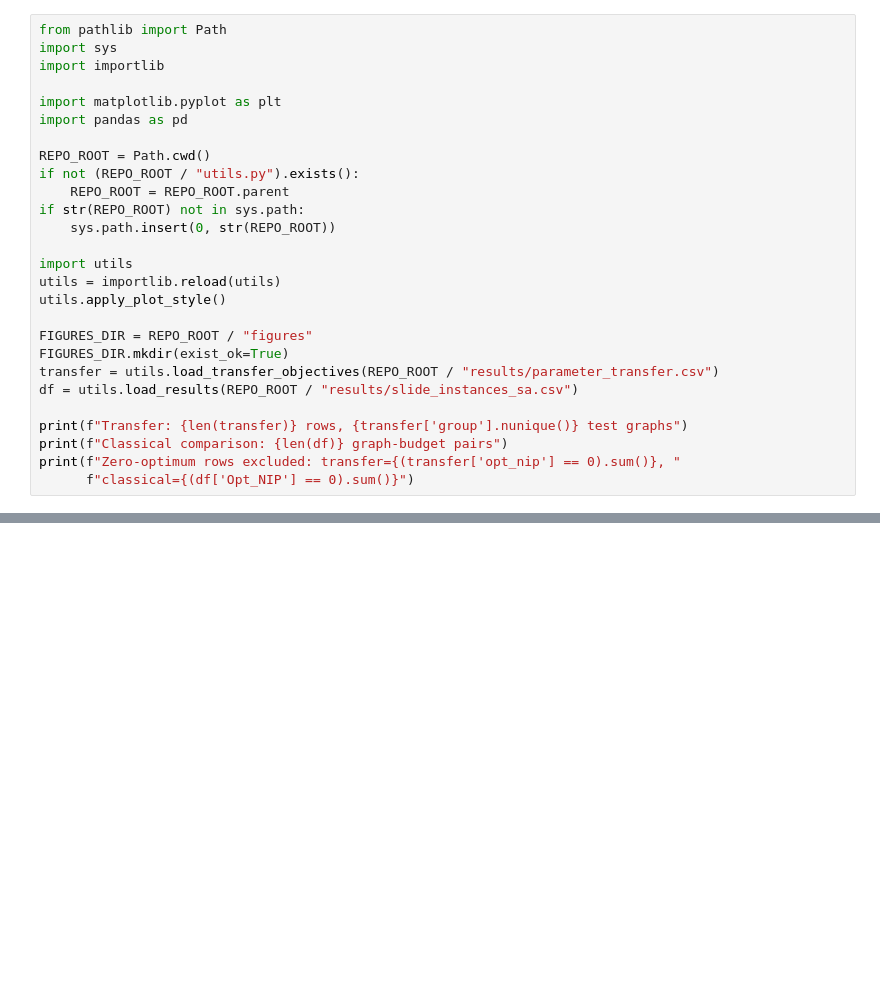
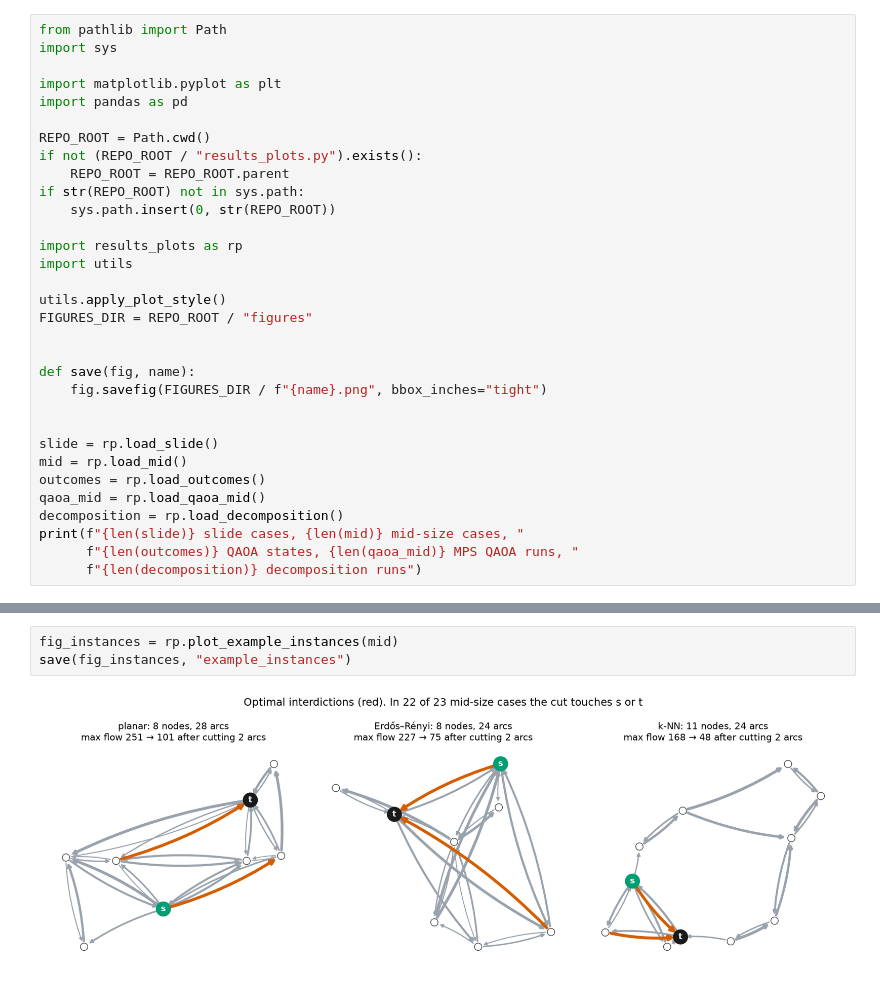
Before and after one commit to SECQUOIA/Network-Interdiction, a Jupyter notebook: notebooks/analysis.ipynb, the cells around one changed output, grey strips where cells are left out. Drawn from its saved outputs; the diff is of its cells as text; blank space fills up the shorter version.

```diff
--- a/notebooks/analysis.ipynb
+++ b/notebooks/analysis.ipynb
@@ -25,28 +28,33 @@ performance distribution, and one recorded incumbent trajectory.
 # %%
 from pathlib import Path
 import sys
-import importlib
 
 import matplotlib.pyplot as plt
 import pandas as pd
 
 REPO_ROOT = Path.cwd()
-if not (REPO_ROOT / "utils.py").exists():
+if not (REPO_ROOT / "results_plots.py").exists():
     REPO_ROOT = REPO_ROOT.parent
 if str(REPO_ROOT) not in sys.path:
     sys.path.insert(0, str(REPO_ROOT))
 
+import results_plots as rp
 import utils
-utils = importlib.reload(utils)
+
 utils.apply_plot_style()
+FIGURES_DIR = REPO_ROOT / "figures"
 
-FIGURES_DIR = REPO_ROOT / "figures"
-FIGURES_DIR.mkdir(exist_ok=True)
-transfer = utils.load_transfer_objectives(REPO_ROOT / "results/parameter_transfer.csv")
-df = utils.load_results(REPO_ROOT / "results/slide_instances_sa.csv")
 
-print(f"Transfer: {len(transfer)} rows, {transfer['group'].nunique()} test graphs")
-print(f"Classical comparison: {len(df)} graph-budget pairs")
-print(f"Zero-optimum rows excluded: transfer={(transfer['opt_nip'] == 0).sum()}, "
-      f"classical={(df['Opt_NIP'] == 0).sum()}")
+def save(fig, name):
+    fig.savefig(FIGURES_DIR / f"{name}.png", bbox_inches="tight")
+
+
+slide = rp.load_slide()
+mid = rp.load_mid()
+outcomes = rp.load_outcomes()
+qaoa_mid = rp.load_qaoa_mid()
+decomposition = rp.load_decomposition()
+print(f"{len(slide)} slide cases, {len(mid)} mid-size cases, "
+      f"{len(outcomes)} QAOA states, {len(qaoa_mid)} MPS QAOA runs, "
+      f"{len(decomposition)} decomposition runs")
 # %% [output]
@@ -125,0 +69,5 @@ requested experiment.
+# %%
+fig_instances = rp.plot_example_instances(mid)
+save(fig_instances, "example_instances")
+# %% [output]
+[figure, added]
```
Also changed, not shown: parts of 32 cells of this notebook, 12 other files.
